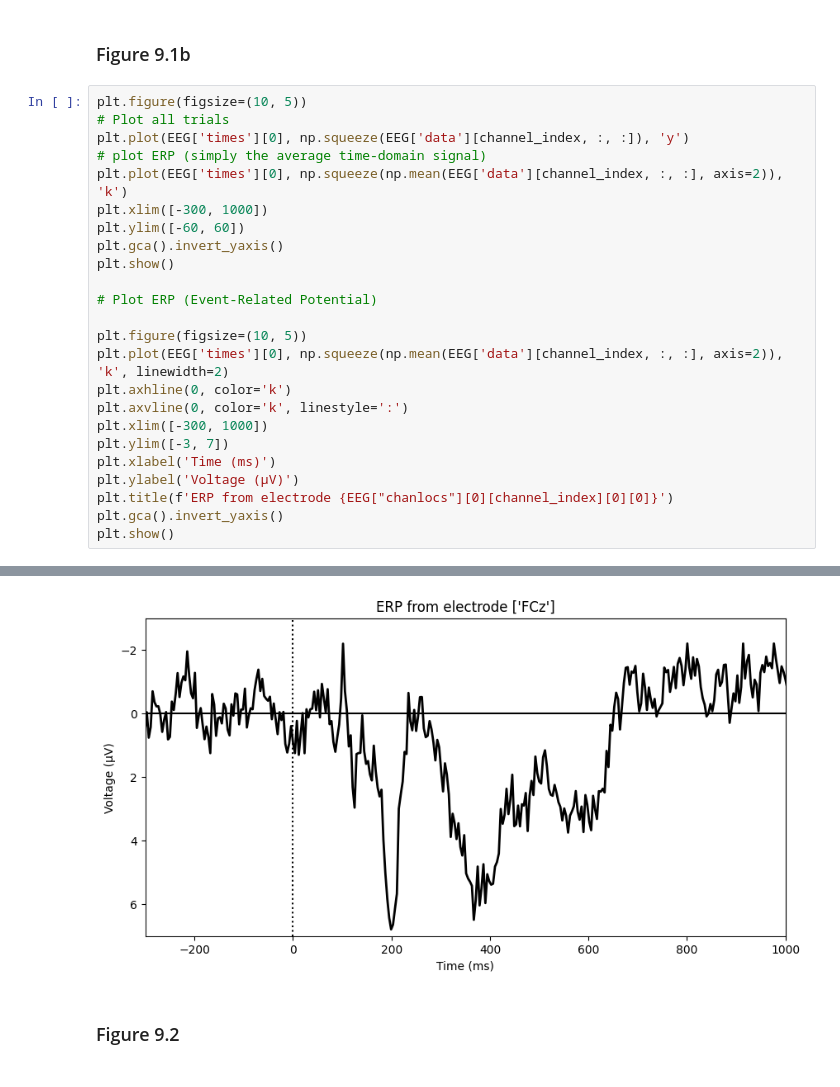
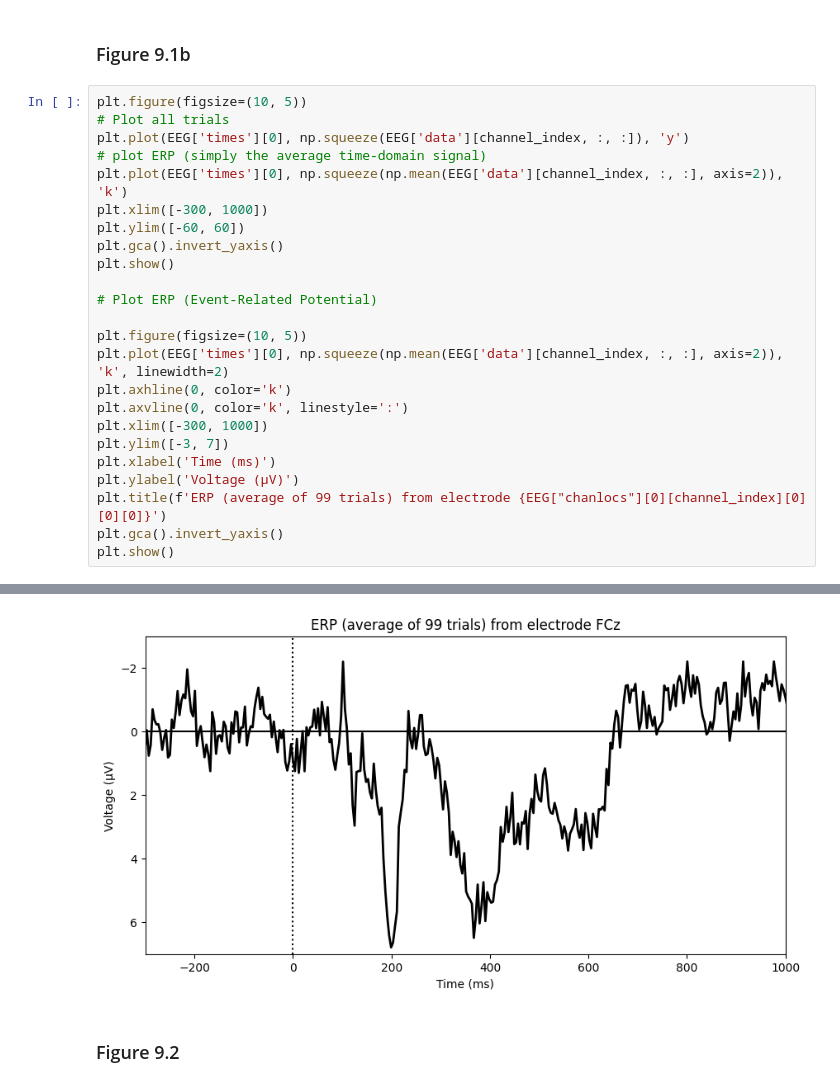
Before and after one commit to agencyenterprise/AnalyzingNeuralTimeSeries-Python, a Jupyter notebook: nbs/chapter09.ipynb, the cells around one changed output, grey strips where cells are left out. Drawn from its saved outputs; the diff is of its cells as text.

```diff
--- a/nbs/chapter09.ipynb
+++ b/nbs/chapter09.ipynb
@@ -53,30 +53,30 @@ plt.show()
 # %%
 plt.figure(figsize=(10, 5))
 # Plot all trials
 plt.plot(EEG['times'][0], np.squeeze(EEG['data'][channel_index, :, :]), 'y')
 # plot ERP (simply the average time-domain signal)
 plt.plot(EEG['times'][0], np.squeeze(np.mean(EEG['data'][channel_index, :, :], axis=2)), 'k')
 plt.xlim([-300, 1000])
 plt.ylim([-60, 60])
 plt.gca().invert_yaxis()
 plt.show()
 
 # Plot ERP (Event-Related Potential)
 
 plt.figure(figsize=(10, 5))
 plt.plot(EEG['times'][0], np.squeeze(np.mean(EEG['data'][channel_index, :, :], axis=2)), 'k', linewidth=2)
 plt.axhline(0, color='k')
 plt.axvline(0, color='k', linestyle=':')
 plt.xlim([-300, 1000])
 plt.ylim([-3, 7])
 plt.xlabel('Time (ms)')
 plt.ylabel('Voltage (μV)')
-plt.title(f'ERP from electrode {EEG["chanlocs"][0][channel_index][0][0]}')
+plt.title(f'ERP (average of 99 trials) from electrode {EEG["chanlocs"][0][channel_index][0][0][0]}')
 plt.gca().invert_yaxis()
 plt.show()
 # %% [output]
 [figure]
-[figure, old version]
+[figure, new version]
 # %% [markdown]
 ### Figure 9.2
 # %%
```
Also changed, not shown: parts of 3 cells of this notebook.
